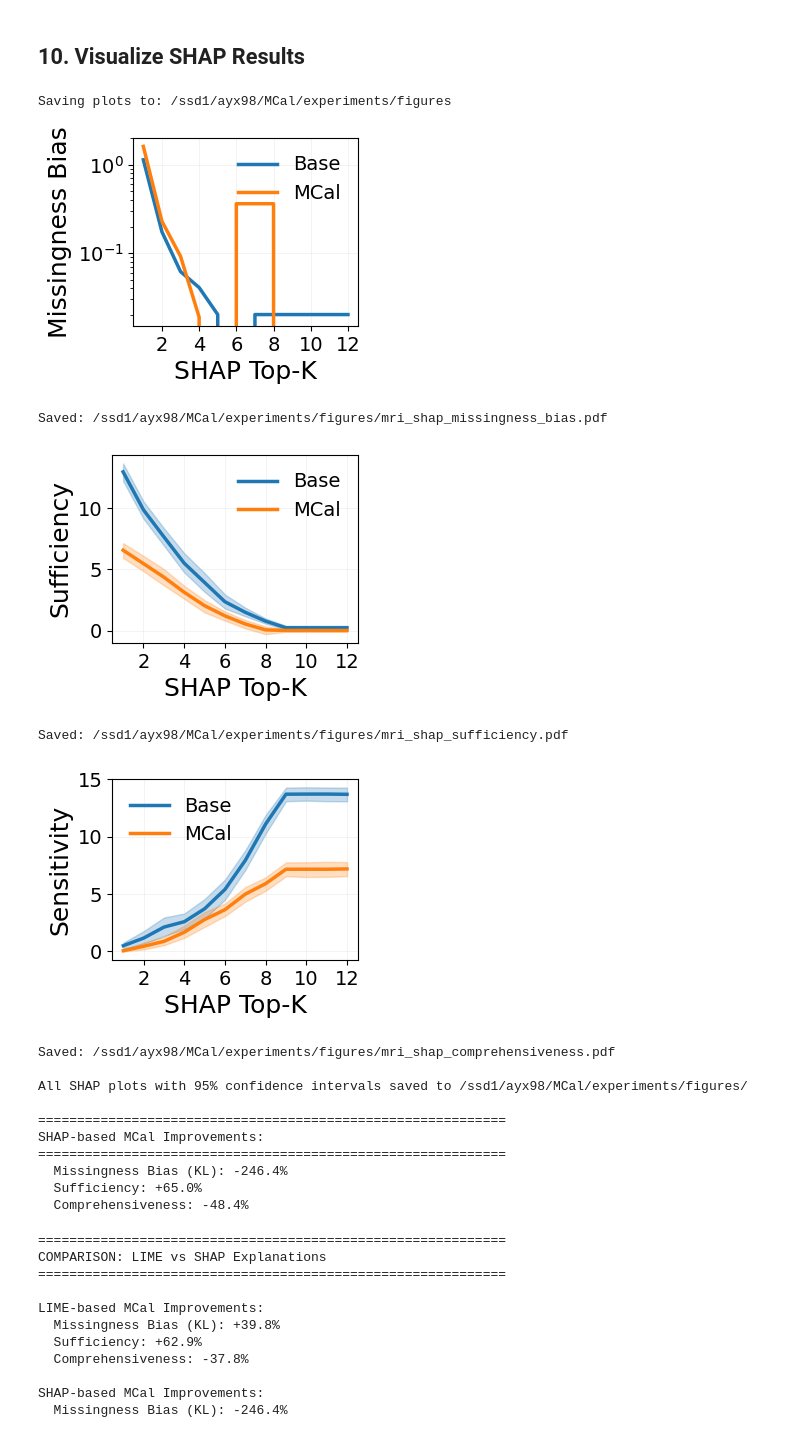
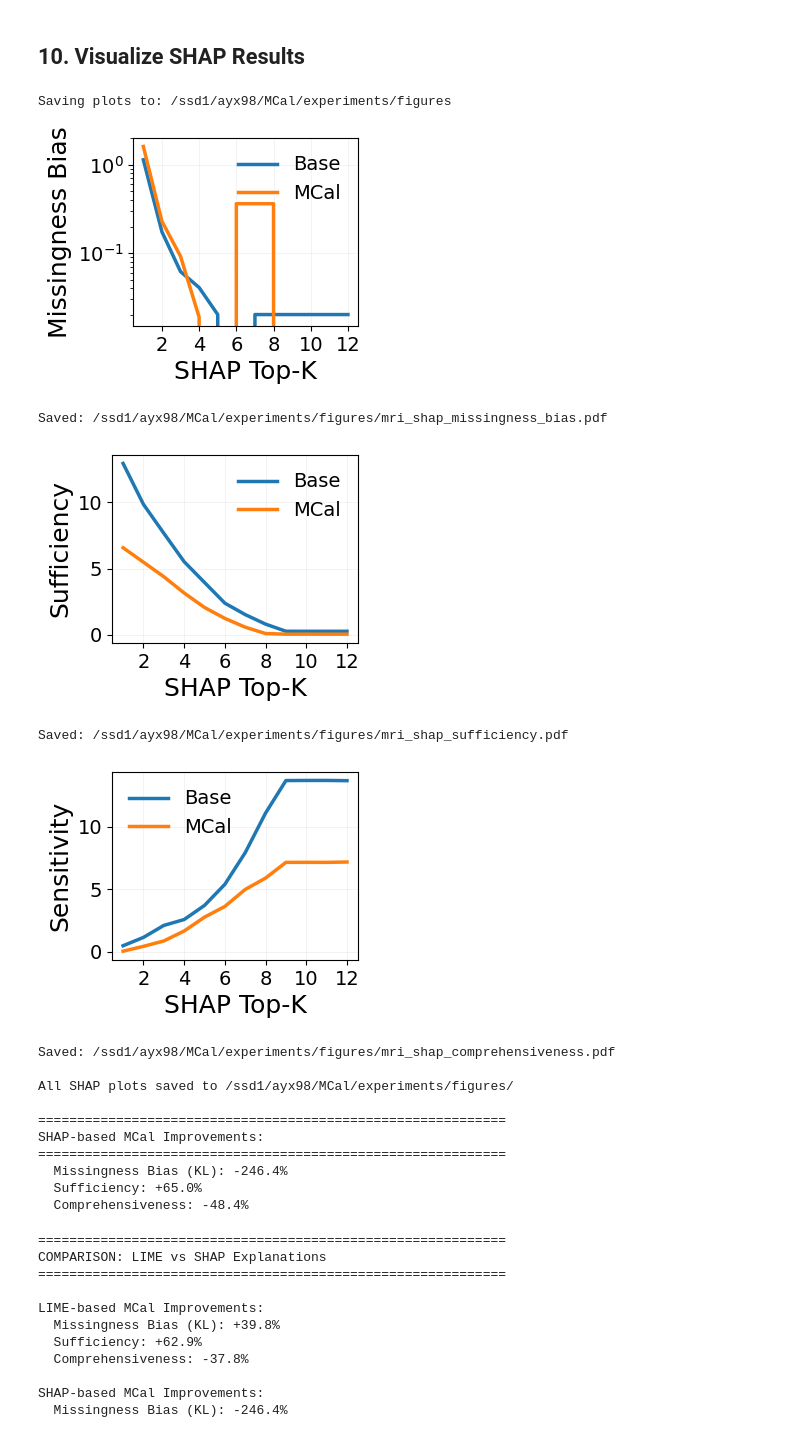
Before and after one commit to ShaileshSridhar2403/MCal, a Jupyter notebook: experiments/mcal_improves_mri_vanilla_ps64.ipynb, the cells around one changed output. Cells and saved outputs as stored; diff of their text form; code cells hidden in the pictures.

```diff
--- a/experiments/mcal_improves_mri_vanilla_ps64.ipynb
+++ b/experiments/mcal_improves_mri_vanilla_ps64.ipynb
@@ -815,20 +815,20 @@ plt.savefig(f'{output_dir}/mri_shap_missingness_bias.pdf', dpi=300, bbox_inches=
 plt.show()
 print(f"Saved: {abs_output_dir}/mri_shap_missingness_bias.pdf")
 
-# Plot 2: SHAP Sufficiency with confidence bands
+# Plot 2: SHAP Sufficiency
 fig, ax = plt.subplots(1, 1, figsize=(fig_width, fig_height))
 # Plot main lines
 ax.plot(k_vals, shap_results['sufficiency']['uncal'], '-', label='Base', linewidth=LINEWIDTH, color='#1f77b4')
 ax.plot(k_vals, shap_results['sufficiency']['calib'], '-', label='MCal', linewidth=LINEWIDTH, color='#ff7f0e')
-# Add confidence bands
-ax.fill_between(k_vals,
-                shap_results['sufficiency']['uncal_lower'],
-                shap_results['sufficiency']['uncal_upper'],
-                alpha=BAND_ALPHA, color='#1f77b4')
-ax.fill_between(k_vals,
-                shap_results['sufficiency']['calib_lower'],
-                shap_results['sufficiency']['calib_upper'],
-                alpha=BAND_ALPHA, color='#ff7f0e')
+# Confidence bands (commented out)
+# ax.fill_between(k_vals,
+#                 shap_results['sufficiency']['uncal_lower'],
+#                 shap_results['sufficiency']['uncal_upper'],
+#                 alpha=BAND_ALPHA, color='#1f77b4')
+# ax.fill_between(k_vals,
+#                 shap_results['sufficiency']['calib_lower'],
+#                 shap_results['sufficiency']['calib_upper'],
+#                 alpha=BAND_ALPHA, color='#ff7f0e')
 ax.set_xlabel('SHAP Top-K', fontsize=LABEL_FONTSIZE)
 ax.set_ylabel('Sufficiency', fontsize=LABEL_FONTSIZE)
 ax.legend(fontsize=LEGEND_FONTSIZE, loc='best', frameon=False)
@@ -840,20 +840,20 @@ plt.savefig(f'{output_dir}/mri_shap_sufficiency.pdf', dpi=300)
 plt.show()
 print(f"Saved: {abs_output_dir}/mri_shap_sufficiency.pdf")
 
-# Plot 3: SHAP Comprehensiveness with confidence bands
+# Plot 3: SHAP Comprehensiveness
 fig, ax = plt.subplots(1, 1, figsize=(fig_width, fig_height))
 # Plot main lines
 ax.plot(k_vals, shap_results['comprehensiveness']['uncal'], '-', label='Base', linewidth=LINEWIDTH, color='#1f77b4')
 ax.plot(k_vals, shap_results['comprehensiveness']['calib'], '-', label='MCal', linewidth=LINEWIDTH, color='#ff7f0e')
-# Add confidence bands
-ax.fill_between(k_vals,
-                shap_results['comprehensiveness']['uncal_lower'],
-                shap_results['comprehensiveness']['uncal_upper'],
-                alpha=BAND_ALPHA, color='#1f77b4')
-ax.fill_between(k_vals,
-                shap_results['comprehensiveness']['calib_lower'],
-                shap_results['comprehensiveness']['calib_upper'],
-                alpha=BAND_ALPHA, color='#ff7f0e')
+# Confidence bands (commented out)
+# ax.fill_between(k_vals,
+#                 shap_results['comprehensiveness']['uncal_lower'],
+#                 shap_results['comprehensiveness']['uncal_upper'],
+#                 alpha=BAND_ALPHA, color='#1f77b4')
+# ax.fill_between(k_vals,
+#                 shap_results['comprehensiveness']['calib_lower'],
+#                 shap_results['comprehensiveness']['calib_upper'],
+#                 alpha=BAND_ALPHA, color='#ff7f0e')
 ax.set_xlabel('SHAP Top-K', fontsize=LABEL_FONTSIZE)
 ax.set_ylabel('Sensitivity', fontsize=LABEL_FONTSIZE)
 ax.legend(fontsize=LEGEND_FONTSIZE, loc='best', frameon=False)
@@ -865,40 +865,40 @@ plt.savefig(f'{output_dir}/mri_shap_comprehensiveness.pdf', dpi=300)
 plt.show()
 print(f"Saved: {abs_output_dir}/mri_shap_comprehensiveness.pdf")
 
-print(f"\nAll SHAP plots with 95% confidence intervals saved to {abs_output_dir}/")
+print(f"\nAll SHAP plots saved to {abs_output_dir}/")
 
 # Print numerical improvements for SHAP
 shap_avg_kl_improve = np.mean([
     compute_metric_improvement(u, c, 'kl_divergence')
     for u, c in zip(shap_results['missingness_bias']['uncal'], shap_results['missingness_bias']['calib'])
 ])
 
 shap_avg_suff_improve = np.mean([
     compute_metric_improvement(u, c, 'sufficiency')
     for u, c in zip(shap_results['sufficiency']['uncal'], shap_results['sufficiency']['calib'])
 ])
 
 shap_avg_comp_improve = np.mean([
     compute_metric_improvement(u, c, 'comprehensiveness')
     for u, c in zip(shap_results['comprehensiveness']['uncal'], shap_results['comprehensiveness']['calib'])
 ])
 
 print("\n" + "="*60)
 print("SHAP-based MCal Improvements:")
 print("="*60)
 print(f"  Missingness Bias (KL): {shap_avg_kl_improve:+.1f}%")
 print(f"  Sufficiency: {shap_avg_suff_improve:+.1f}%")
 print(f"  Comprehensiveness: {shap_avg_comp_improve:+.1f}%")
 # %% [output]
 Saving plots to: /ssd1/ayx98/MCal/experiments/figures
 [figure]
 Saved: /ssd1/ayx98/MCal/experiments/figures/mri_shap_missingness_bias.pdf
-[figure, old version]
+[figure, new version]
 Saved: /ssd1/ayx98/MCal/experiments/figures/mri_shap_sufficiency.pdf
-[figure, old version]
+[figure, new version]
 Saved: /ssd1/ayx98/MCal/experiments/figures/mri_shap_comprehensiveness.pdf
 
-All SHAP plots with 95% confidence intervals saved to /ssd1/ayx98/MCal/experiments/figures/
+All SHAP plots saved to /ssd1/ayx98/MCal/experiments/figures/
 
 ============================================================
 SHAP-based MCal Improvements:
```
Also changed, not shown: parts of 1 cell of this notebook, 9 other files.
